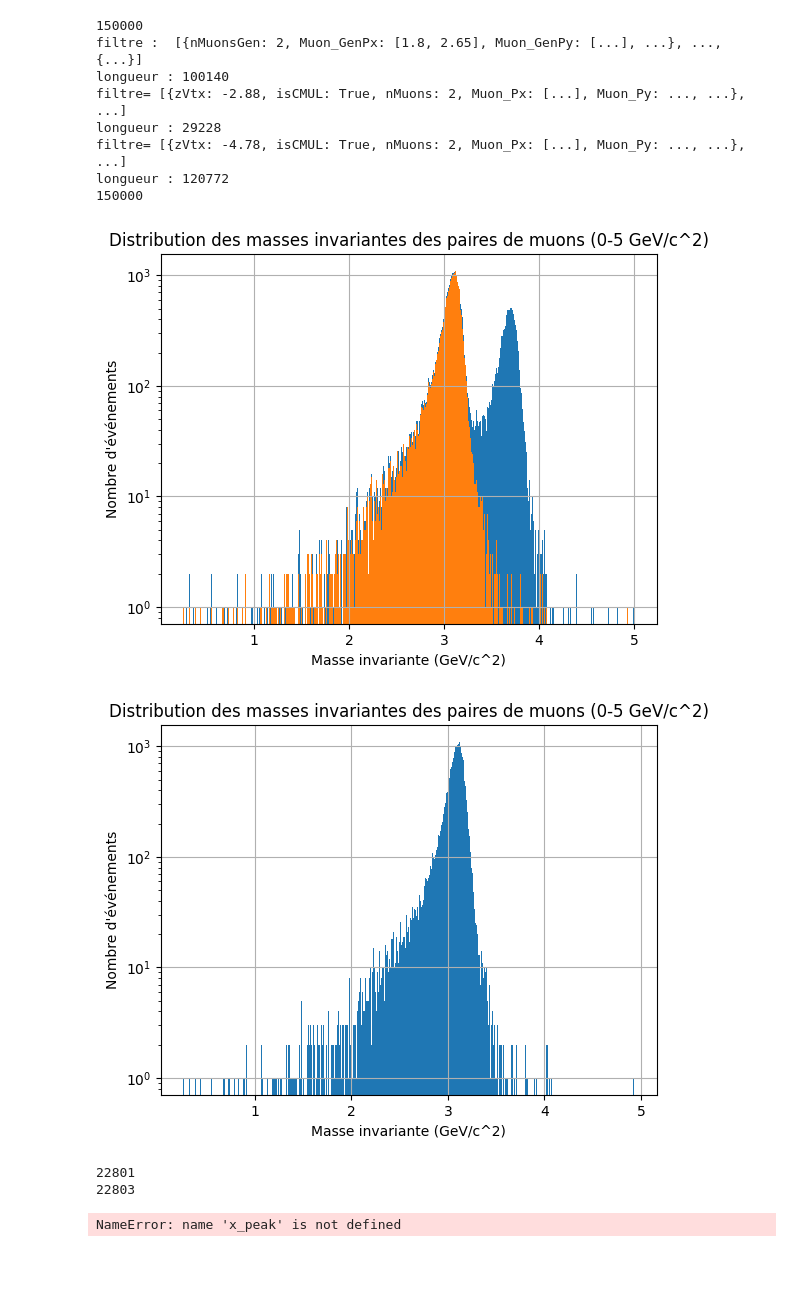
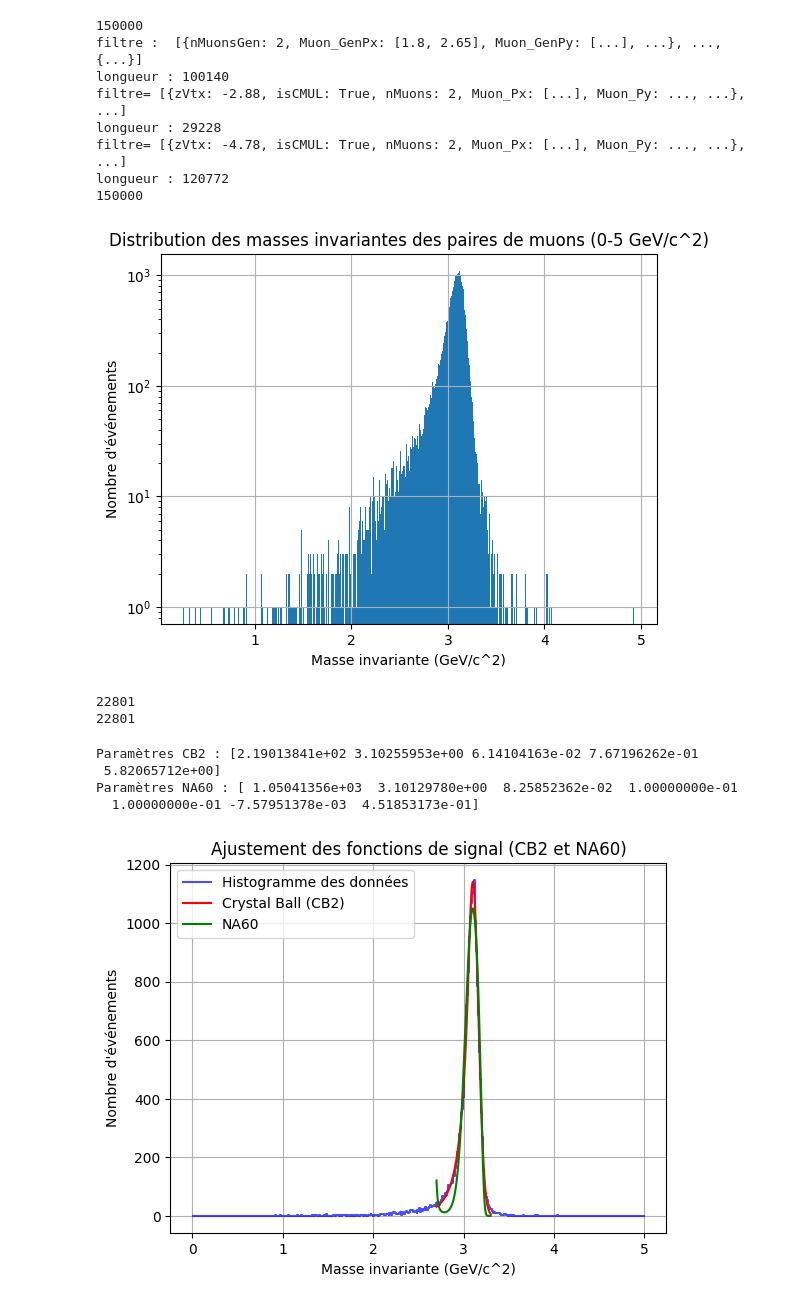
Before and after one commit to nantes-m2-rps-exp/qqbar2mumu-2024, a Jupyter notebook: Acceptance.ipynb, the cells around one changed output. Saved outputs shown, nothing was run; the diff lists cells and outputs as text; code cells hidden in the pictures; blank space fills up the shorter version.

```diff
--- a/Acceptance.ipynb
+++ b/Acceptance.ipynb
@@ -181,40 +185,6 @@ longueur : 29228
 filtre= [{zVtx: -4.78, isCMUL: True, nMuons: 2, Muon_Px: [...], Muon_Py: ..., ...}, ...]
 longueur : 120772
 150000
-# %%
-# Filtrer les événements avec nMuons == 2 et isCMUL == True
-filtre = [n[(n.nMuons > 1) & (n.isCMUL)&(abs(n.zVtx)<10)], n[mask & (n.isCMUL)&(abs(n.zVtx)<10)]] #& (n.isCMUL)&(abs(n.zVtx)<10)]
-filtered_events = 0
-
-for i in filtre :
-    filtered_events=i
-# Initialiser les vecteurs à partir des données des muons
-    muon_vectors = ak.zip({
-        "px": filtered_events.Muon_Px,
-        "py": filtered_events.Muon_Py,
-        "pz": filtered_events.Muon_Pz,
-        "E": filtered_events.Muon_E
-    }, with_name="Momentum4D")
-
-    # Calculer les masses invariantes pour chaque paire de muons dans chaque événement
-    invariant_masses = ak.combinations(muon_vectors, 2, fields=["muon1", "muon2"])
-    masses = (invariant_masses.muon1 + invariant_masses.muon2).mass
-
-    # Créer un histogramme des valeurs de la masse
-    flattened_masses = ak.flatten(masses)  # Aplatir les données pour l'histogramme
-    filtered_masses = flattened_masses[(flattened_masses >= 0) & (flattened_masses <= 5)]  # Filtrer les masses entre 0 et 10
-    plt.hist(filtered_masses, bins=500)
-
-plt.xlabel('Masse invariante (GeV/c^2)')
-plt.ylabel("Nombre d'événements")
-#plt.xlim(0,5)
-#plt.ylim(0,1200)
-plt.yscale('log')
-plt.title('Distribution des masses invariantes des paires de muons (0-5 GeV/c^2)')
-plt.grid(True)
-plt.show()
-# %% [output]
-[figure, removed]
 # %%
 # Filtrer les événements avec nMuons == 2 et isCMUL == True
 filtered_events = n[mask & (n.isCMUL)&(abs(n.zVtx)<10)]
@@ -235,7 +205,7 @@ flattened_masses = ak.flatten(masses)  # Aplatir les données pour l'histogramme
 filtered_masses = flattened_masses[(flattened_masses >= 0) & (flattened_masses <= 5)]  # Filtrer les masses entre 0 et 10
 
 
-hist, bin_edges = np.histogram(filtered_masses, bins=500, range=(0, 5))
+hist, bin_edges = np.histogram(flattened_masses, bins=500, range=(0, 5))
 plt.hist(filtered_masses, bins=500)
 
 plt.xlabel('Masse invariante (GeV/c^2)')
@@ -247,12 +217,12 @@ plt.title('Distribution des masses invariantes des paires de muons (0-5 GeV/c^2)
 plt.grid(True)
 plt.show()
 
-print(len(masses))
-print(len(flattened_masses))
+print(len(masses)) #nb j/psi
+print(len(filtered_events))
 # %% [output]
 [figure]
 22801
-22803
+22801
 # %%
 #Fit CB2
 def CB2 (x, N, mu, sig, alphaL, nL, alphaR, nR):
@@ -299,6 +269,13 @@ def na60(x, N, mu, sigma, alphaL, alphaR, pL, pR):
     )
     return N * np.exp(-0.5 * (t**2) * t_s)
 # %%
+bin_centers = np.asarray((bin_edges[:-1] + bin_edges[1:]) / 2)
+y_data = np.asarray(hist)
+valid_indices = (bin_centers >= 2.7) & (bin_centers <= 3.3)
+x_peak = bin_centers[valid_indices]
+y_peak = y_data[valid_indices]
+
+
 try:
     popt_cb2, pcov_cb2 = curve_fit(
         crystal_ball, x_peak, y_peak,
@@ -318,31 +295,35 @@ try:
     )
 except RuntimeError as e:
     print("Erreur d'ajustement NA60 :", e)
 
 # Générer les courbes ajustées
 x_fit = np.linspace(2.7, 3.3, 1000)
 y_cb2 = crystal_ball(x_fit, *popt_cb2) if 'popt_cb2' in locals() else None
 y_na60 = na60(x_fit, *popt_na60) if 'popt_na60' in locals() else None
 
 # Résultats de l'ajustement
 if 'popt_cb2' in locals():
     print(f"Paramètres CB2 : {popt_cb2}")
 if 'popt_na60' in locals():
     print(f"Paramètres NA60 : {popt_na60}")
 
 # Tracer les données et les ajustements
 plt.step(bin_centers, y_data, where='mid', label='Histogramme des données', color='blue', alpha=0.7)
 if y_cb2 is not None:
     plt.plot(x_fit, y_cb2, label='Crystal Ball (CB2)', color='red')
 if y_na60 is not None:
     plt.plot(x_fit, y_na60, label='NA60', color='green')
 
 # Mise en forme
 plt.xlabel('Masse invariante (GeV/c^2)')
 plt.ylabel('Nombre d\'événements')
 plt.title('Ajustement des fonctions de signal (CB2 et NA60)')
 plt.legend()
 plt.grid(True)
 plt.show()
 # %% [output]
-NameError: name 'x_peak' is not defined
+Paramètres CB2 : [2.19013841e+02 3.10255953e+00 6.14104163e-02 7.67196262e-01
+ 5.82065712e+00]
+Paramètres NA60 : [ 1.05041356e+03  3.10129780e+00  8.25852362e-02  1.00000000e-01
+  1.00000000e-01 -7.57951378e-03  4.51853173e-01]
+[figure, added]
```
Also changed, not shown: parts of 6 cells of this notebook, 1 other file.
